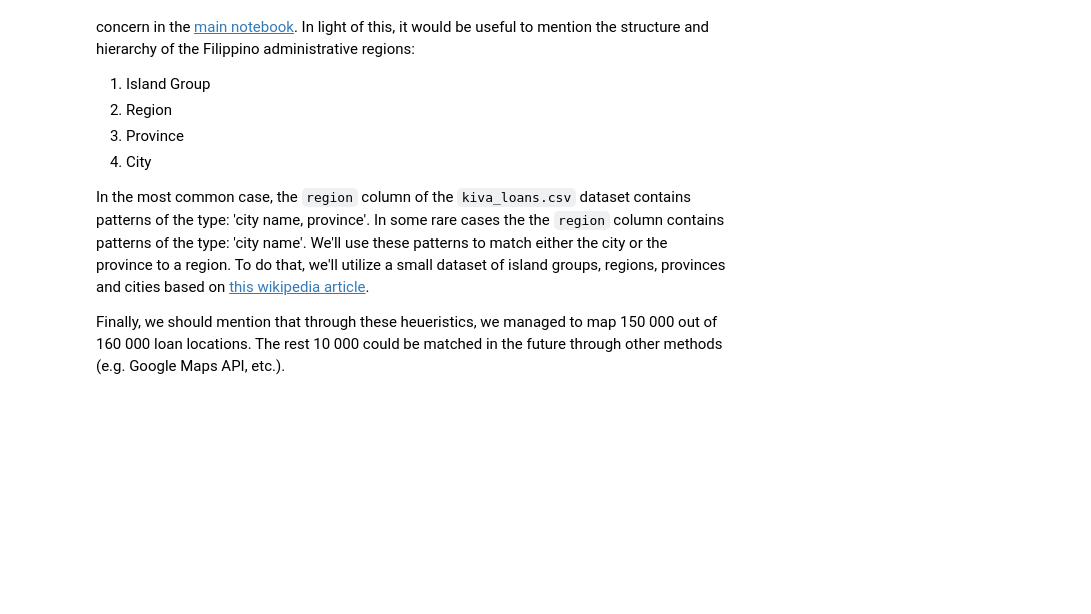
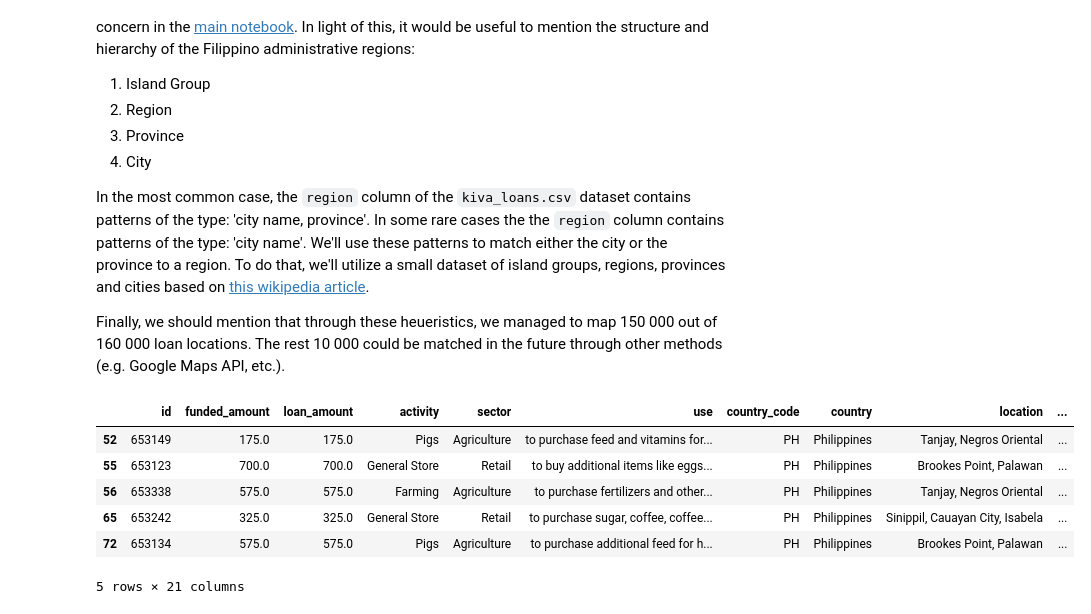
Before and after one commit to rossrco/kiva_ph_poverty_score, a Jupyter notebook: kiva_loan_region_matching.ipynb, the cells around one changed output. Cells and saved outputs as stored; diff of their text form; code cells hidden in the pictures; blank space fills up the shorter version.

```diff
--- a/kiva_loan_region_matching.ipynb
+++ b/kiva_loan_region_matching.ipynb
@@ -95,3 +98,13 @@ phil_loans_extract['borrower_genders'] = phil_loans_extract['borrower_genders']\
       'male' : 0})
 
 phil_loans_extract.rename(columns = {'borrower_genders' : 'house_head_sex_f'}, inplace = True)
+# %%
+phil_loans_extract.head()
+# %% [output]
+|  | id | funded_amount | loan_amount | activity | sector | use | country_code | country | location | ... |
+| 52 | 653149 | 175.0 | 175.0 | Pigs | Agriculture | to purchase feed and vitamins for... | PH | Philippines | Tanjay, Negros Oriental | ... |
+| 55 | 653123 | 700.0 | 700.0 | General Store | Retail | to buy additional items like eggs... | PH | Philippines | Brookes Point, Palawan | ... |
+| 56 | 653338 | 575.0 | 575.0 | Farming | Agriculture | to purchase fertilizers and other... | PH | Philippines | Tanjay, Negros Oriental | ... |
+| 65 | 653242 | 325.0 | 325.0 | General Store | Retail | to purchase sugar, coffee, coffee... | PH | Philippines | Sinippil, Cauayan City, Isabela | ... |
+| 72 | 653134 | 575.0 | 575.0 | Pigs | Agriculture | to purchase additional feed for h... | PH | Philippines | Brookes Point, Palawan | ... |
+5 rows × 21 columns
```
Also changed, not shown: parts of 4 cells of this notebook, 5 other files.
